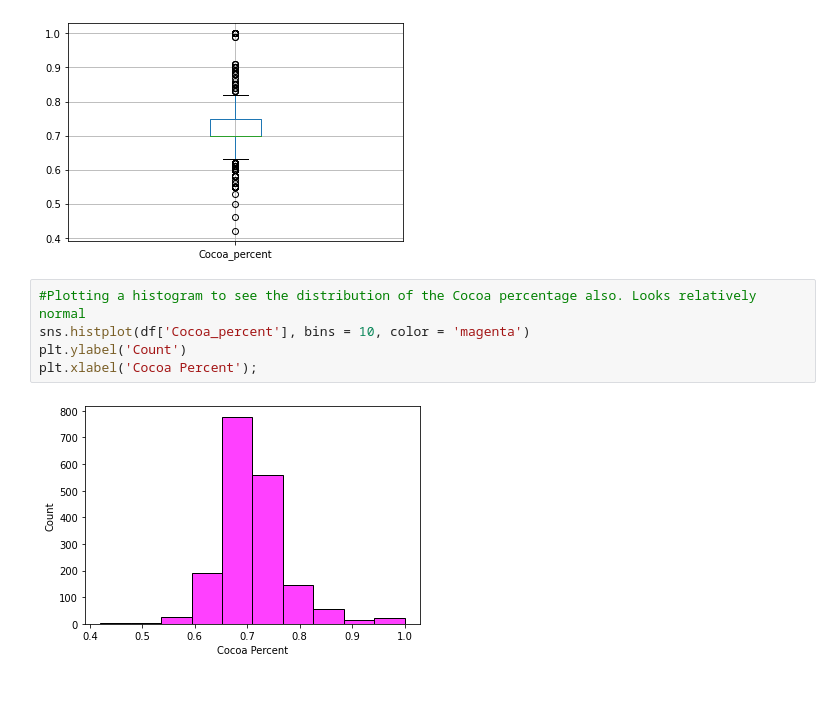
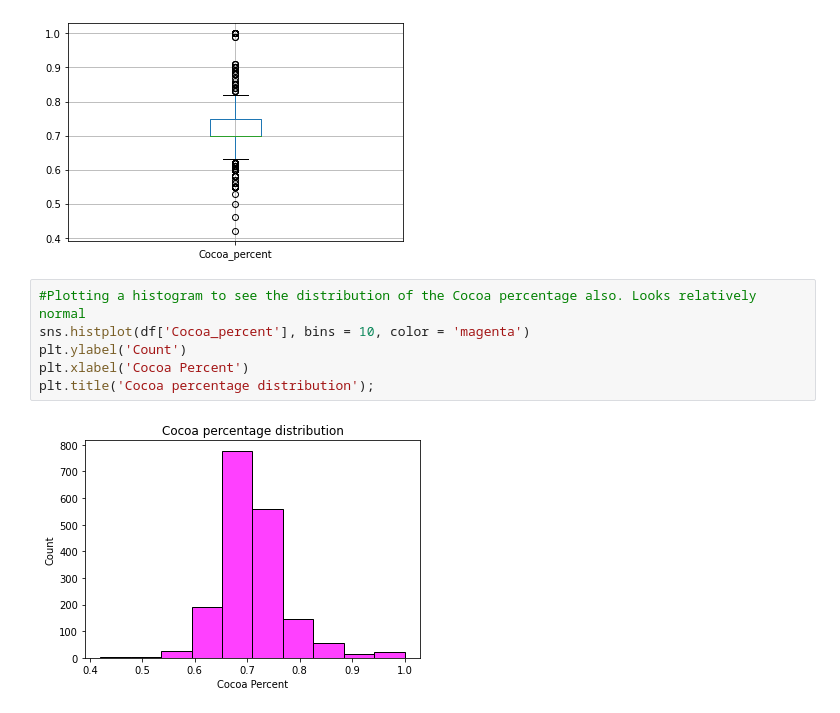
Before and after one commit to thinkinchicken/Project-2, a Jupyter notebook: Project_2.ipynb, the cells around one changed output. Cells and saved outputs as stored; diff of their text form.

```diff
--- a/Project_2.ipynb
+++ b/Project_2.ipynb
@@ -410,7 +410,8 @@ df.boxplot(['Cocoa_percent'])
 # %%
 #Plotting a histogram to see the distribution of the Cocoa percentage also. Looks relatively normal
 sns.histplot(df['Cocoa_percent'], bins = 10, color = 'magenta')
 plt.ylabel('Count')
-plt.xlabel('Cocoa Percent');
+plt.xlabel('Cocoa Percent')
+plt.title('Cocoa percentage distribution');
 # %% [output]
-[figure, old version]
+[figure, new version]
```
